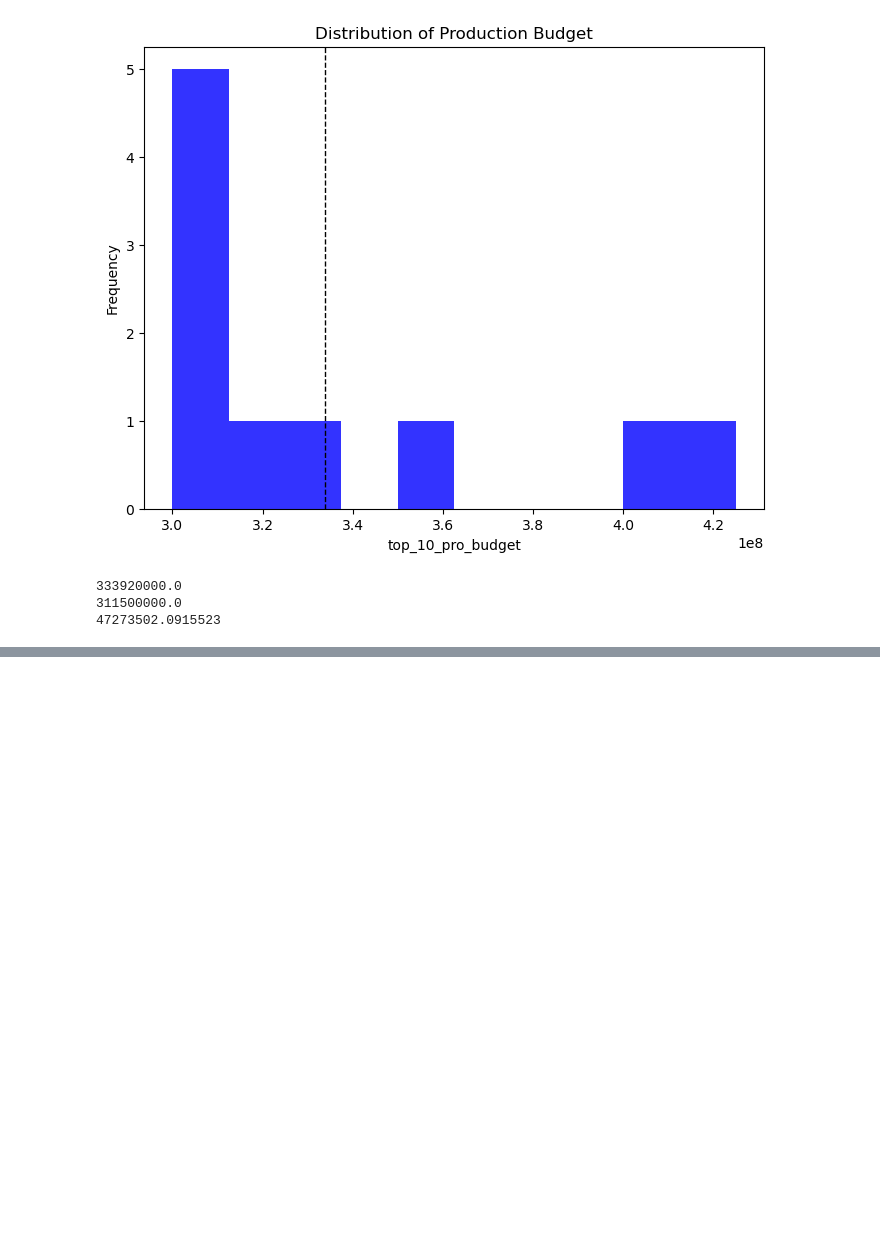
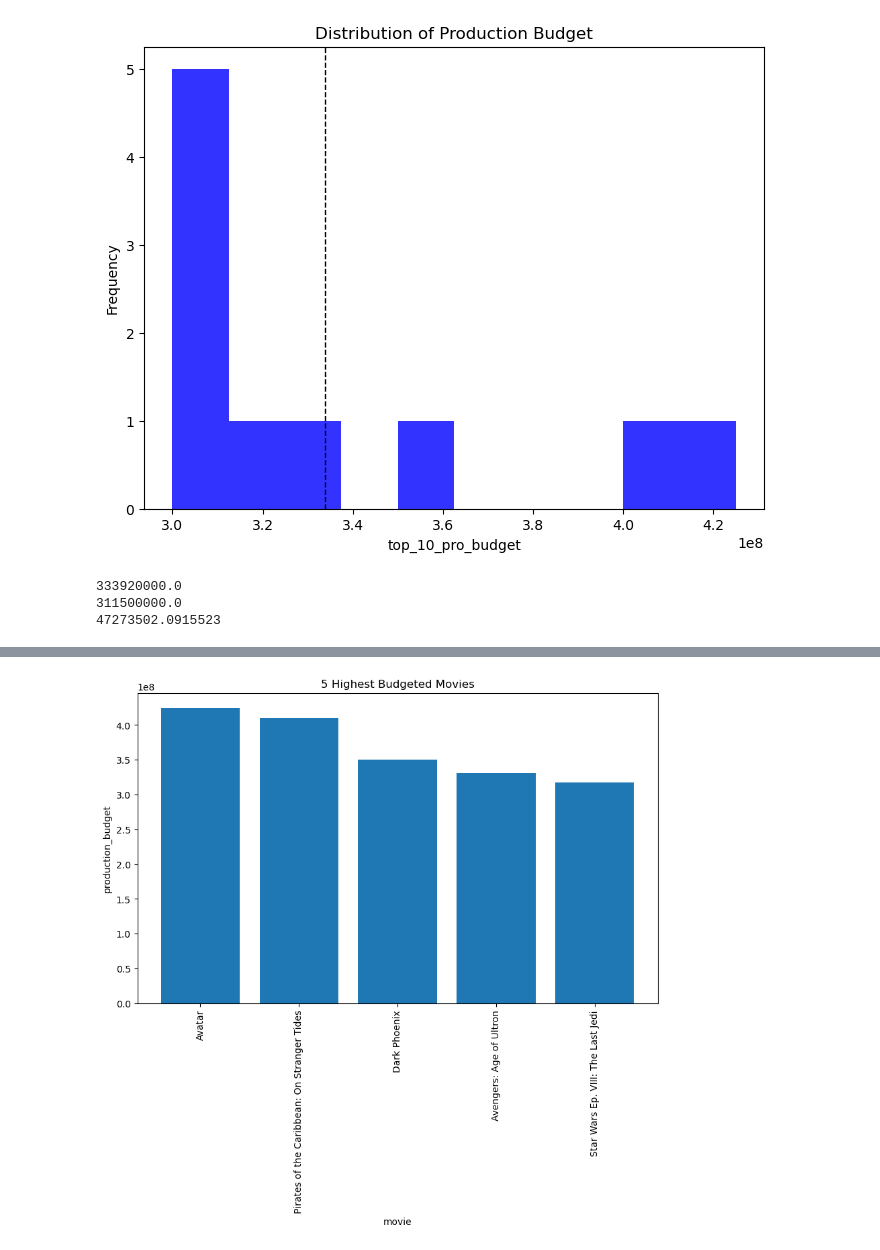
Before and after one commit to Wendy0001/EndofP1, a Jupyter notebook: NotebookP2.ipynb, the cells around one changed output, grey strips where cells are left out. Cells and saved outputs as stored; diff of their text form; code cells hidden in the pictures; blank space fills up the shorter version.

```diff
--- a/NotebookP2.ipynb
+++ b/NotebookP2.ipynb
@@ -460,16 +458,3 @@ The production budget represents the total expenses incurred in producing a film
  Domestic gross revenue refers to the total earnings generated by a film, typically through box office ticket sales and also reflects the financial success of a film and is a key indicator of its commercial viability.
 
  Here we see that a higher production budget results directly to a higher average profit as compared to any lower than production budget.
-# %%
-# Calculate the profit as the difference between domestic gross and production budget
-df['profit'] = df['domestic_gross'] - df['production_budget']
-
-# Calculate the average profit by production budget range
-budget_ranges = pd.cut(df['production_budget'], bins=[0, 5])
-# Calculate the average profit by production budget range
-budget_ranges = pd.cut(df['production_budget'], bins=[0, 50000000, 100000000, float('inf')],
-                       labels=['Low', 'Moderate', 'High'])
-average_profit_by_budget = df.groupby(budget_ranges)['profit'].mean()
-
-# Display the relationship between production budget range and average profit
-average_profit_by_budget.plot(kind='bar', xlabel='Production Budget Range', ylabel='Average Profit');
@@ -516,0 +504,20 @@ plt.show()
+# %%
+bar_chart_movies = ['Avatar', 'Pirates of the Caribbean: On Stranger Tides', 'Dark Phoenix', 'Avengers: Age of Ultron', 'Star Wars Ep. VIII: The Last Jedi']
+
+
+bar_chart_title = '5 Highest Budgeted Movies'
+bar_chart_count_label = 'production_budget'
+bar_chart_series_label = 'movie'
+
+
+# YOUR CODE HERE
+bar_chart_counts = df['production_budget'].nlargest(5)
+_figure, ax = plt.subplots(figsize=(10, 6))
+ax.bar(bar_chart_movies, bar_chart_counts)
+ax.set_title(bar_chart_title)
+ax.tick_params(axis="x", labelrotation=90)
+ax.set_xlabel(bar_chart_series_label)
+ax.set_ylabel(bar_chart_count_label)
+plt.show();
+# %% [output]
+[figure, added]
```
Also changed, not shown: parts of 17 cells of this notebook.
